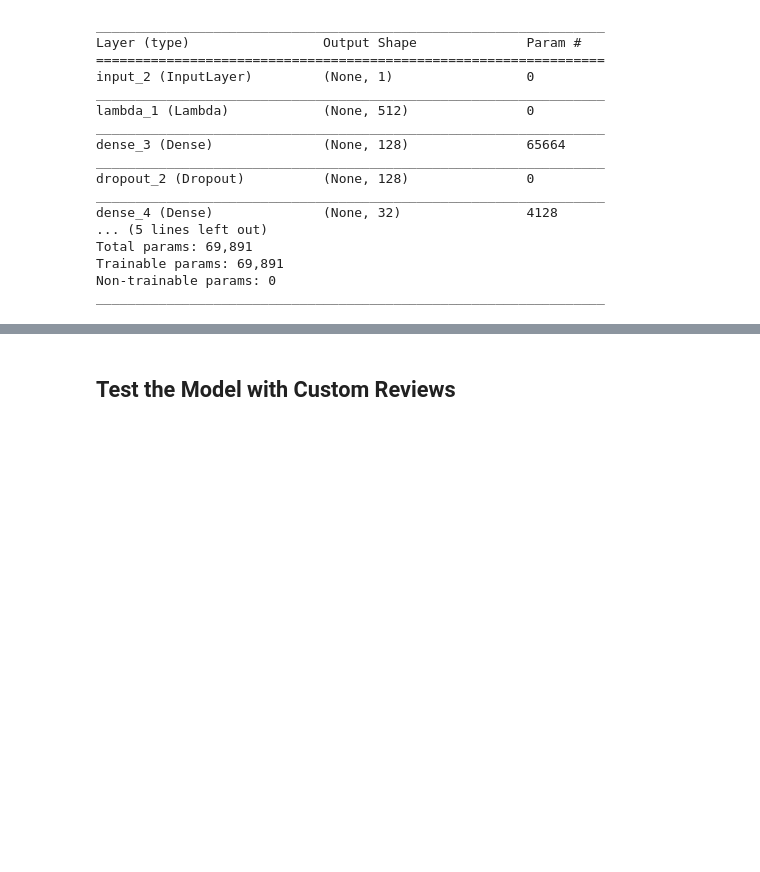
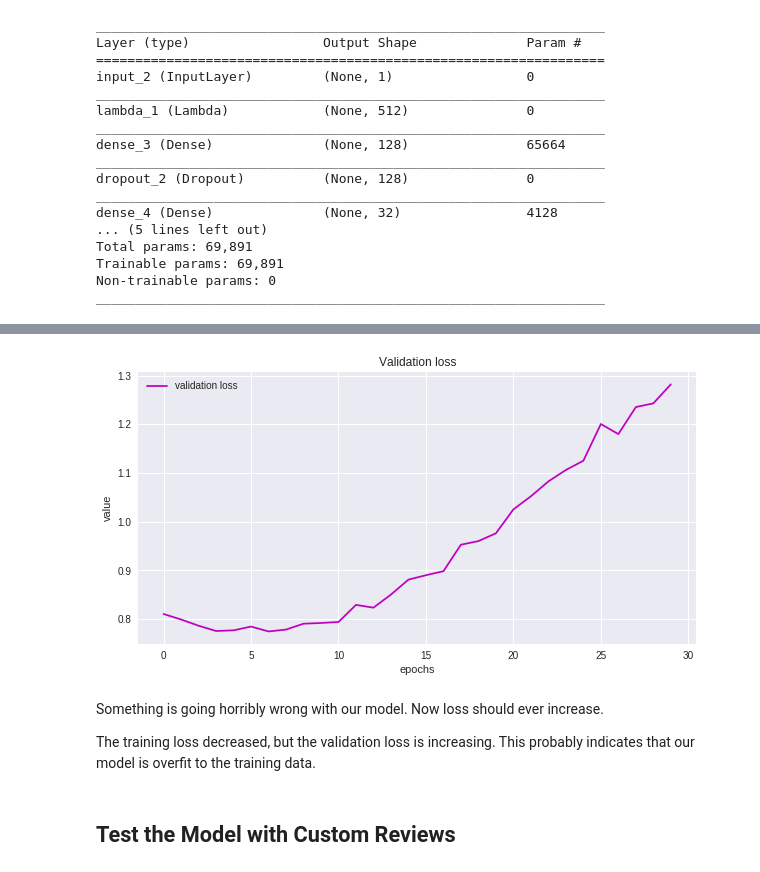
Before and after one commit to marshalhayes/review-rating-classification, a Jupyter notebook: Review_Rating_Classification.ipynb, the cells around one changed output, grey strips where cells are left out. Drawn from its saved outputs; the diff is of its cells as text; code cells hidden in the pictures; blank space fills up the shorter version.

```diff
--- a/Review_Rating_Classification.ipynb
+++ b/Review_Rating_Classification.ipynb
@@ -175,3 +173,18 @@ plt.show()
+# %%
+# Plot the validation loss
+plt.figure(figsize=(10,5))
+plt.plot(history.history['val_loss'], c='m', label='validation loss')
+plt.title("Validation loss")
+plt.xlabel('epochs')
+plt.ylabel('value')
+plt.legend()
+plt.show()
+# %% [output]
+[figure, added]
+# %% [markdown]
+Something is going horribly wrong with our model. Now loss should ever increase.
+
+The training loss decreased, but the validation loss is increasing. This probably indicates that our model is overfit to the training data.
 # %% [markdown]
 ## Test the Model with Custom Reviews
 # %%
```
Also changed, not shown: parts of 12 cells of this notebook.
